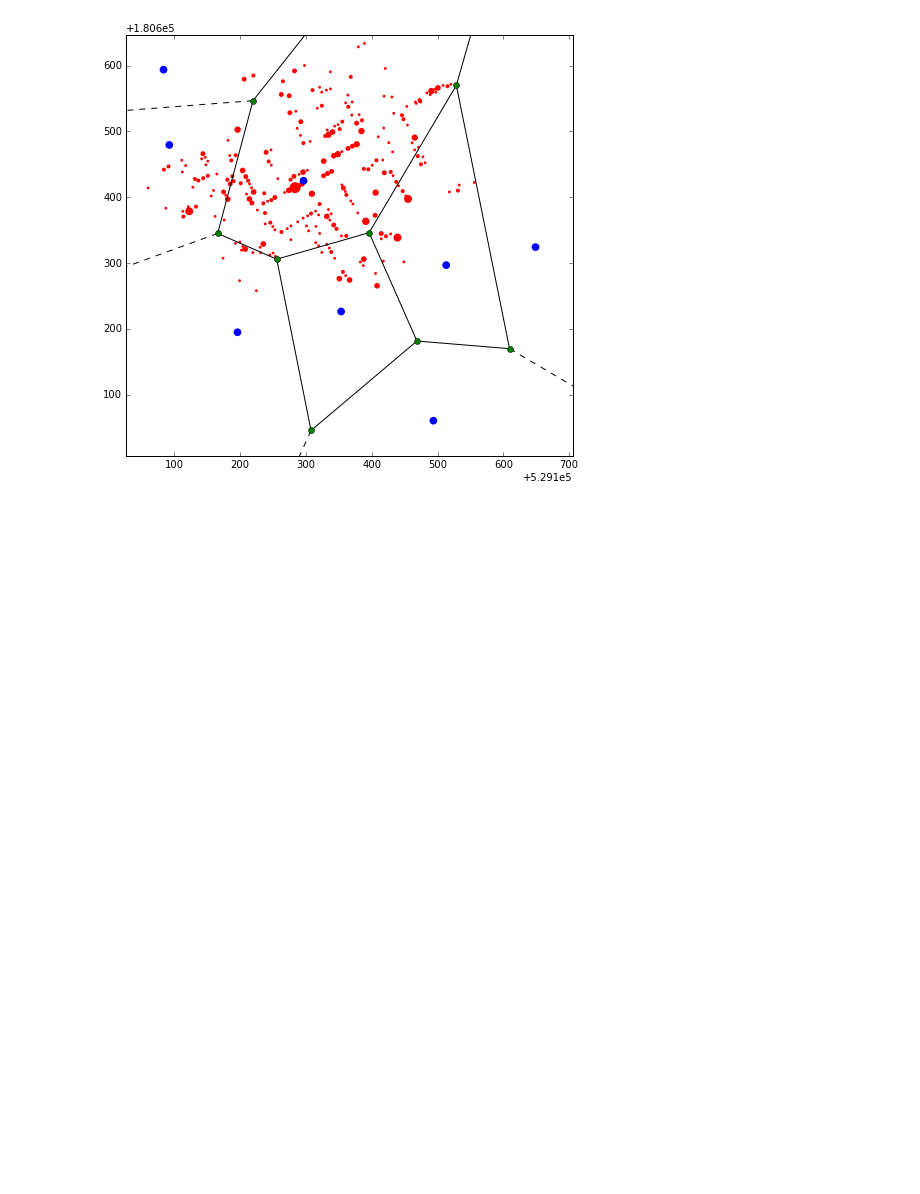
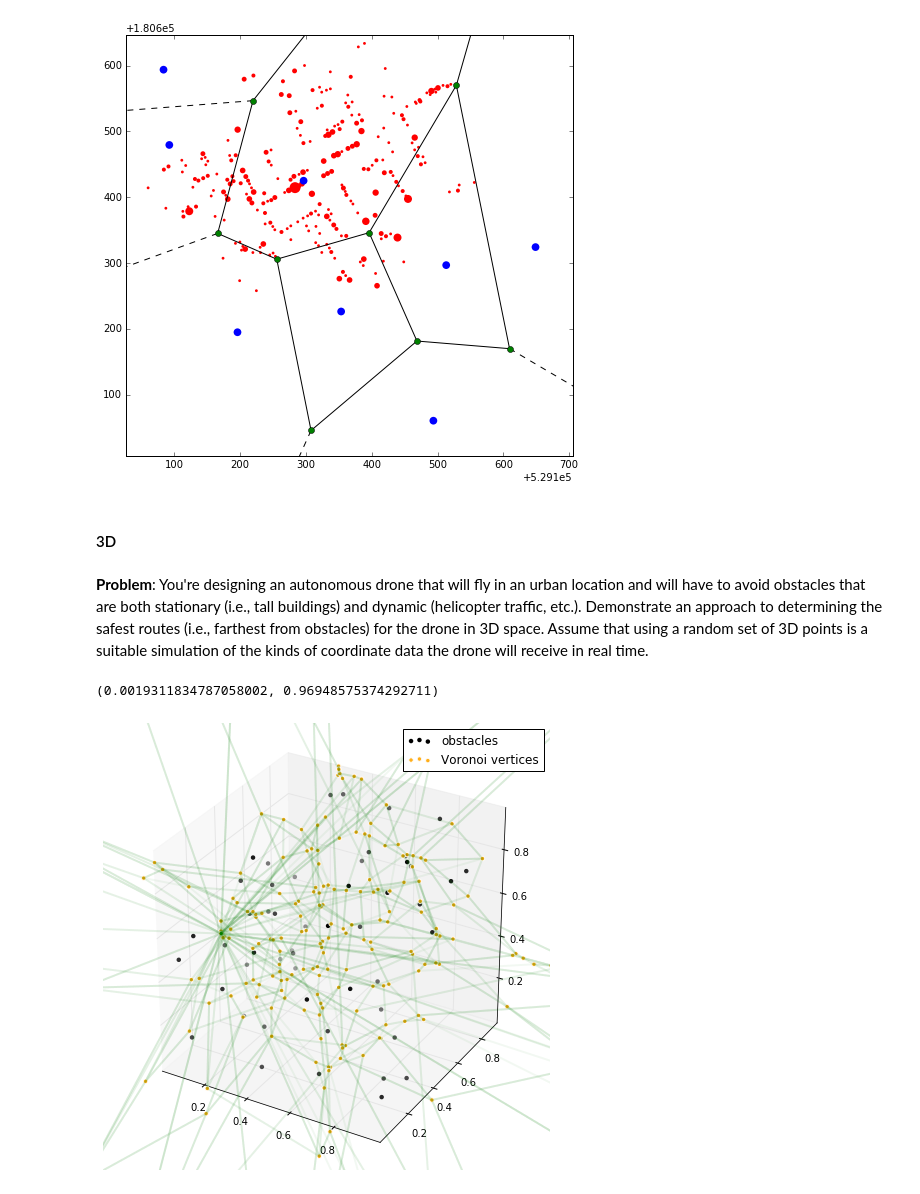
Before and after one commit to tylerjereddy/pycon-2016, a Jupyter notebook: computational_geometry_tutorial.ipynb, the cells around one changed output. Cells and saved outputs as stored; diff of their text form; code cells hidden in the pictures; blank space fills up the shorter version.

Commit message:
Added a draft of the 3D example problem using scipy.spatial.Voronoi().

```diff
--- a/computational_geometry_tutorial.ipynb
+++ b/computational_geometry_tutorial.ipynb
@@ -998,3 +998,32 @@ ax.scatter(array_pump_coords[...,0], array_pump_coords[...,1], s = 60, c = 'blue
 # %% [output]
 <matplotlib.collections.PathCollection at 0x...>
 [figure]
+# %% [markdown]
+#### 3D
+# %% [markdown]
+**Problem**: You're designing an autonomous drone that will fly in an urban location and will have to avoid obstacles that are both stationary (i.e., tall buildings) and dynamic (helicopter traffic, etc.). Demonstrate an approach to determining the safest routes (i.e., farthest from obstacles) for the drone in 3D space. Assume that using a random set of 3D points is a suitable simulation of the kinds of coordinate data the drone will receive in real time.
+# %%
+air_traffic_mess = np.random.random_sample((50,3))
+#the edges of a 3D Voronoi diagram will be the farthest from the obstacle coordinates
+vor = scipy.spatial.Voronoi(air_traffic_mess)
+
+fig_drone_3d = plt.figure()
+fig_drone_3d.set_size_inches(8,8)
+ax = fig_drone_3d.add_subplot(111, projection = '3d')
+
+for ridge_indices in vor.ridge_vertices:
+    voronoi_ridge_coords = vor.vertices[ridge_indices]
+    ax.plot(voronoi_ridge_coords[...,0], voronoi_ridge_coords[...,1], voronoi_ridge_coords[...,2], lw=2, c = 'green', alpha = 0.05)
+
+vor_vertex_coords = vor.vertices
+
+ax.scatter(air_traffic_mess[...,0], air_traffic_mess[...,1], air_traffic_mess[...,2], c= 'k', label='obstacles', edgecolor='none')
+ax.scatter(vor_vertex_coords[...,0], vor_vertex_coords[...,1], vor_vertex_coords[...,2], c= 'orange', label='Voronoi vertices',edgecolors='white', marker = 'o', alpha = 0.9)
+
+ax.legend()
+ax.set_xlim3d(air_traffic_mess[...,0].min(), air_traffic_mess[...,0].max())
+ax.set_ylim3d(air_traffic_mess[...,1].min(), air_traffic_mess[...,1].max())
+ax.set_zlim3d(air_traffic_mess[...,2].min(), air_traffic_mess[...,2].max())
+# %% [output]
+(0.0019311834787058002, 0.96948575374292711)
+[figure, added]
```
Also changed, not shown: parts of 1 cell of this notebook.
